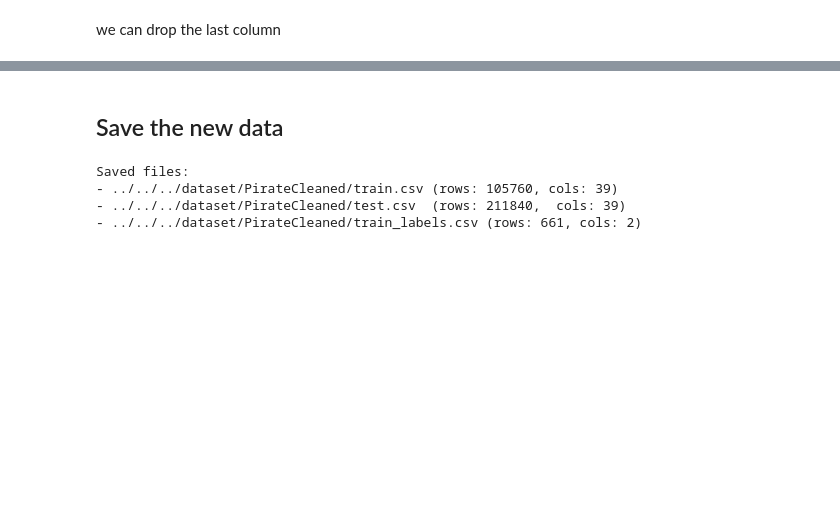
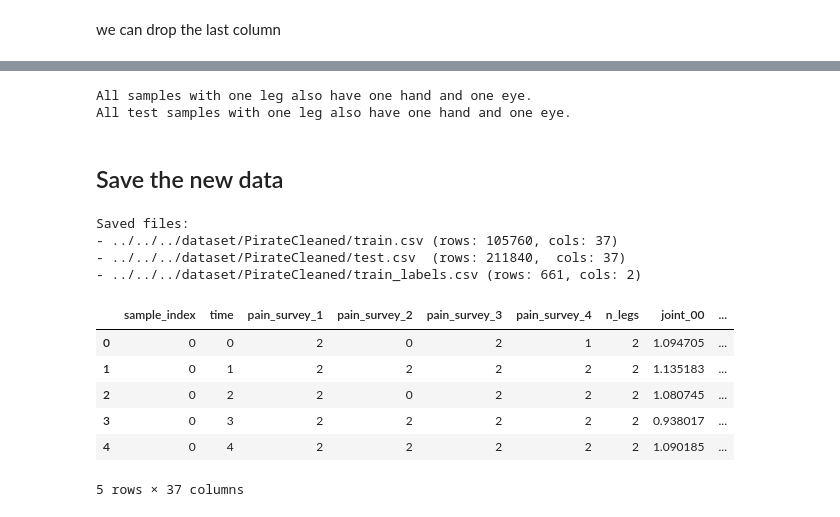
Before and after one commit to Gradient-Gang/ANN-Challenges, a Jupyter notebook: src/GradientGang/DataExploration/DataCleaning.ipynb, the cells around one changed output, grey strips where cells are left out. Cells and saved outputs as stored; diff of their text form; code cells hidden in the pictures; blank space fills up the shorter version.

Commit message:
data cleaning: drop columns "n_legs", "n_hands", "n_eyes"

```diff
--- a/src/GradientGang/DataExploration/DataCleaning.ipynb
+++ b/src/GradientGang/DataExploration/DataCleaning.ipynb
@@ -107,3 +162,39 @@ X_test = X_test.drop(columns=[X_test.columns[-1]])
+# %%
+#check if they are the same samples
+one_leg_indices = set(one_leg["sample_index"].unique())
+one_hand_indices = set(one_hand["sample_index"].unique())
+one_eye_indices = set(one_eye["sample_index"].unique())
+
+one_leg_indices_test = set(one_leg_test["sample_index"].unique())
+one_hand_indices_test = set(one_hand_test["sample_index"].unique())
+one_eye_indices_test = set(one_eye_test["sample_index"].unique())
+
+if one_leg_indices == one_hand_indices == one_eye_indices:
+    print("All samples with one leg also have one hand and one eye.")
+else:
+    print("error")
+
+if one_leg_indices_test == one_hand_indices_test == one_eye_indices_test:
+    print("All test samples with one leg also have one hand and one eye.")
+else:
+    print("error")
+# %% [output]
+All samples with one leg also have one hand and one eye.
+All test samples with one leg also have one hand and one eye.
+# %%
+DROP_ALL = False
+# %%
+if DROP_ALL:
+    X_train = X_train.drop(columns=["n_legs", "n_hands", "n_eyes"])
+    X_test = X_test.drop(columns=["n_legs", "n_hands", "n_eyes"])
+
+else:
+    X_train = X_train.drop(columns=["n_hands", "n_eyes"])
+    X_test = X_test.drop(columns=["n_hands", "n_eyes"])
+
+    #replace the value of n_legs with 2 for "two_legs" and 1 for "one+peg_leg"
+    X_train["n_legs"] = X_train["n_legs"].replace({"two": 2, "one+peg_leg": 1}).astype(int)
+    X_test["n_legs"]  = X_test["n_legs"].replace({"two": 2, "one+peg_leg": 1}).astype(int)
 # %% [markdown]
 ## Save the new data
 # %%
@@ -118,6 +209,16 @@ print(f"- {DirectoryCleaned}/test.csv  (rows: {X_test.shape[0]},  cols: {X_test.
 print(f"- {DirectoryCleaned}/train_labels.csv (rows: {y_train.shape[0]}, cols: {y_train.shape[1]})")
 # %% [output]
 Saved files:
-- ../../../dataset/PirateCleaned/train.csv (rows: 105760, cols: 39)
-- ../../../dataset/PirateCleaned/test.csv  (rows: 211840,  cols: 39)
+- ../../../dataset/PirateCleaned/train.csv (rows: 105760, cols: 37)
+- ../../../dataset/PirateCleaned/test.csv  (rows: 211840,  cols: 37)
 - ../../../dataset/PirateCleaned/train_labels.csv (rows: 661, cols: 2)
+# %%
+X_train.head()
+# %% [output]
+|  | sample_index | time | pain_survey_1 | pain_survey_2 | pain_survey_3 | pain_survey_4 | n_legs | joint_00 | ... |
+| 0 | 0 | 0 | 2 | 0 | 2 | 1 | 2 | 1.094705 | ... |
+| 1 | 0 | 1 | 2 | 2 | 2 | 2 | 2 | 1.135183 | ... |
+| 2 | 0 | 2 | 2 | 0 | 2 | 2 | 2 | 1.080745 | ... |
+| 3 | 0 | 3 | 2 | 2 | 2 | 2 | 2 | 0.938017 | ... |
+| 4 | 0 | 4 | 2 | 2 | 2 | 2 | 2 | 1.090185 | ... |
+5 rows × 37 columns
```
Also changed, not shown: parts of 5 cells of this notebook.
